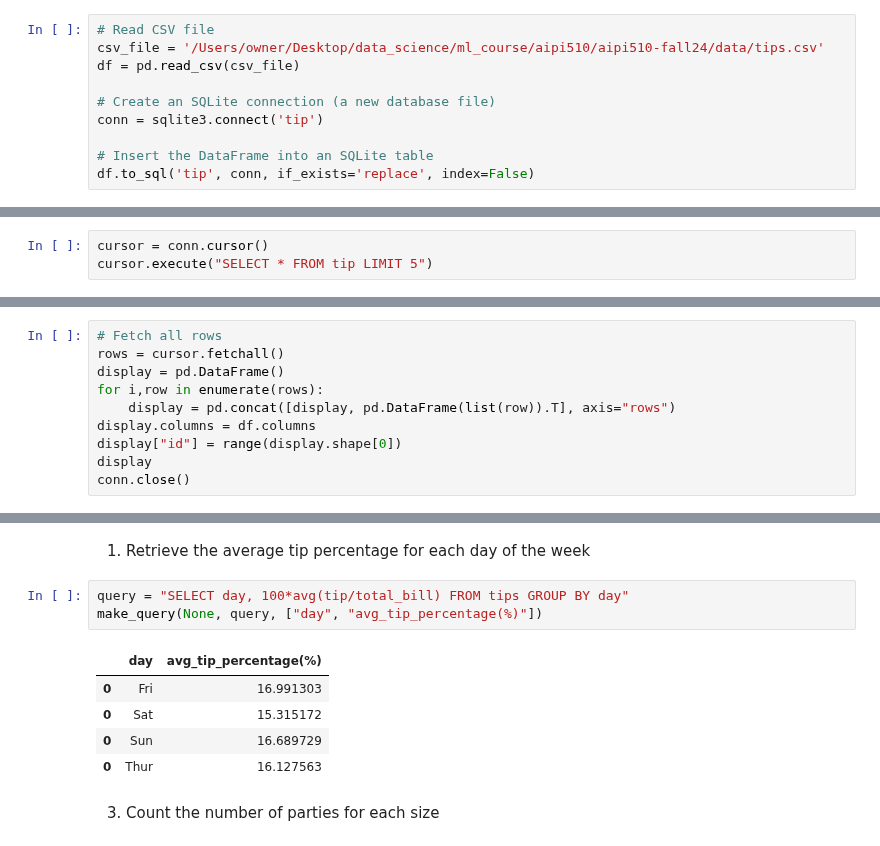
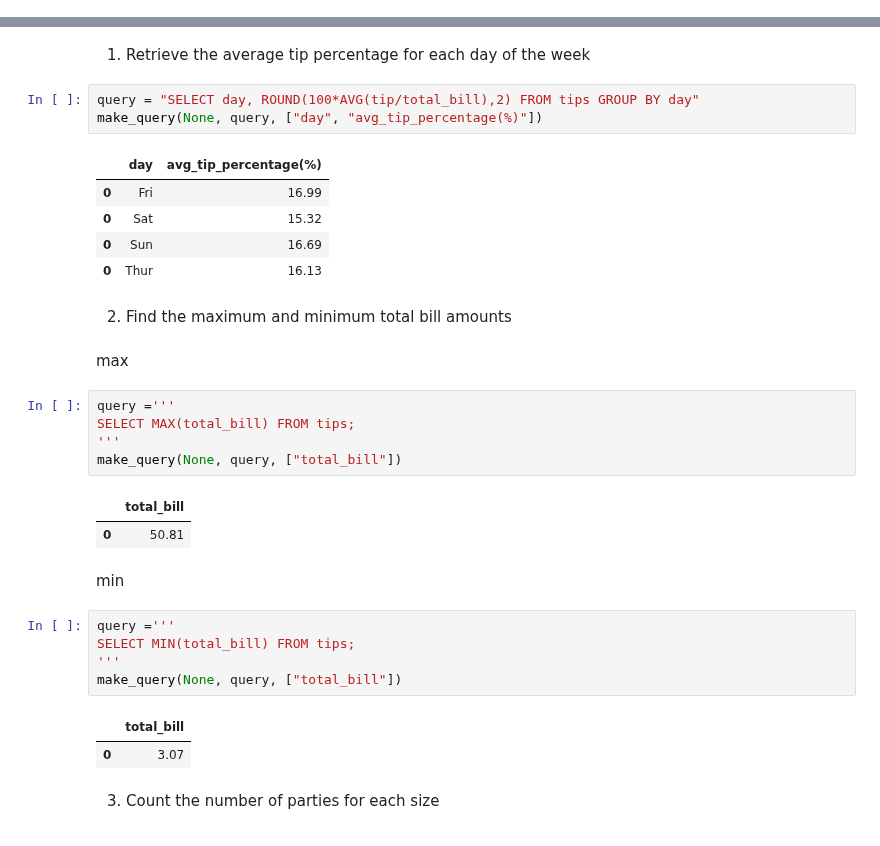
Before and after one commit to AIPI510/aipi510-fall24, a Jupyter notebook: assignment2/davis-sql-ta2.ipynb, the cells around one changed output, grey strips where cells are left out. Drawn from its saved outputs; the diff is of its cells as text.

```diff
--- a/assignment2/davis-sql-ta2.ipynb
+++ b/assignment2/davis-sql-ta2.ipynb
@@ -2,13 +2,3 @@
 import sqlite3
 import pandas as pd
 from contextlib import closing
-# %%
-# Read CSV file
-csv_file = '/Users/owner/Desktop/data_science/ml_course/aipi510/aipi510-fall24/data/tips.csv'
-df = pd.read_csv(csv_file)
-
-# Create an SQLite connection (a new database file)
-conn = sqlite3.connect('tip')
-
-# Insert the DataFrame into an SQLite table
-df.to_sql('tip', conn, if_exists='replace', index=False)
@@ -17,3 +4,0 @@ df.to_sql('tip', conn, if_exists='replace', index=False)
-# %%
-cursor = conn.cursor()
-cursor.execute("SELECT * FROM tip LIMIT 5")
@@ -22,10 +4,0 @@ cursor.execute("SELECT * FROM tip LIMIT 5")
-# %%
-# Fetch all rows
-rows = cursor.fetchall()
-display = pd.DataFrame()
-for i,row in enumerate(rows):
-    display = pd.concat([display, pd.DataFrame(list(row)).T], axis="rows")
-display.columns = df.columns
-display["id"] = range(display.shape[0])
-display
-conn.close()
@@ -108,14 +58,36 @@ make_query(None, "SELECT * FROM tips LIMIT 5", cols)
 # %% [markdown]
 1. Retrieve the average tip percentage for each day of the week
 # %%
-query = "SELECT day, 100*avg(tip/total_bill) FROM tips GROUP BY day"
+query = "SELECT day, ROUND(100*AVG(tip/total_bill),2) FROM tips GROUP BY day"
 make_query(None, query, ["day", "avg_tip_percentage(%)"])
 # %% [output]
 |  | day | avg_tip_percentage(%) |
-| 0 | Fri | 16.991303 |
-| 0 | Sat | 15.315172 |
-| 0 | Sun | 16.689729 |
-| 0 | Thur | 16.127563 |
+| 0 | Fri | 16.99 |
+| 0 | Sat | 15.32 |
+| 0 | Sun | 16.69 |
+| 0 | Thur | 16.13 |
+# %% [markdown]
+2. Find the maximum and minimum total bill amounts
+# %% [markdown]
+max
+# %%
+query ='''
+SELECT MAX(total_bill) FROM tips;
+'''
+make_query(None, query, ["total_bill"])
+# %% [output]
+|  | total_bill |
+| 0 | 50.81 |
+# %% [markdown]
+min
+# %%
+query ='''
+SELECT MIN(total_bill) FROM tips;
+'''
+make_query(None, query, ["total_bill"])
+# %% [output]
+|  | total_bill |
+| 0 | 3.07 |
 # %% [markdown]
 3. Count the number of parties for each size
 # %%
```
Also changed, not shown: parts of 17 cells of this notebook, 1 other file.
